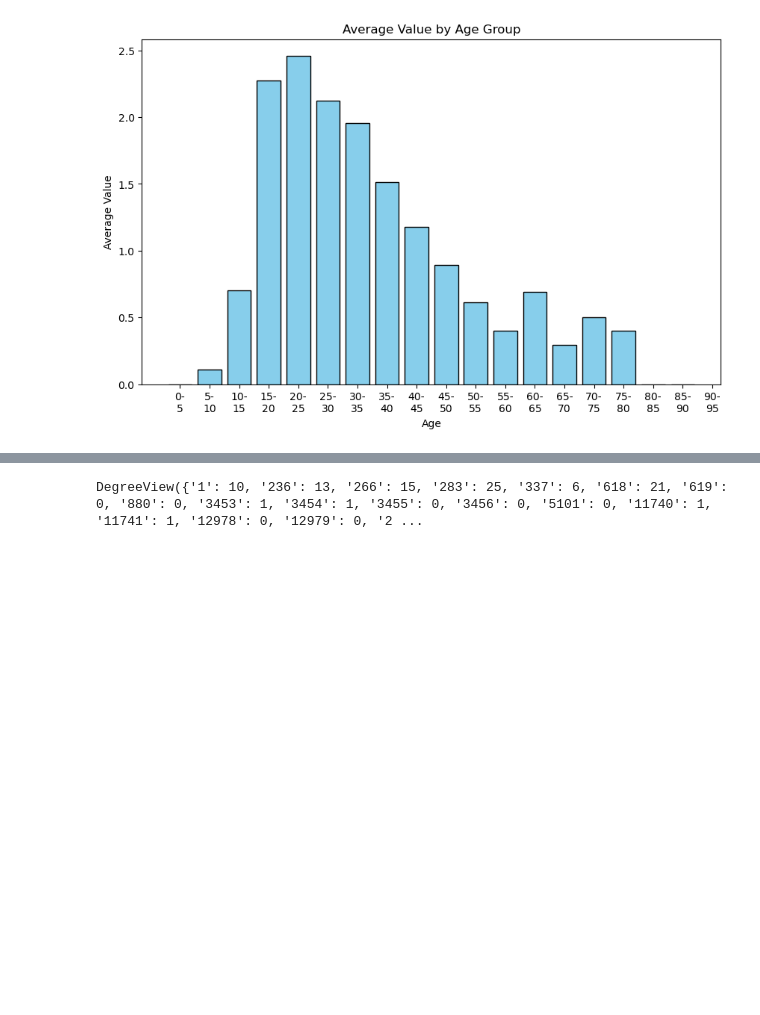
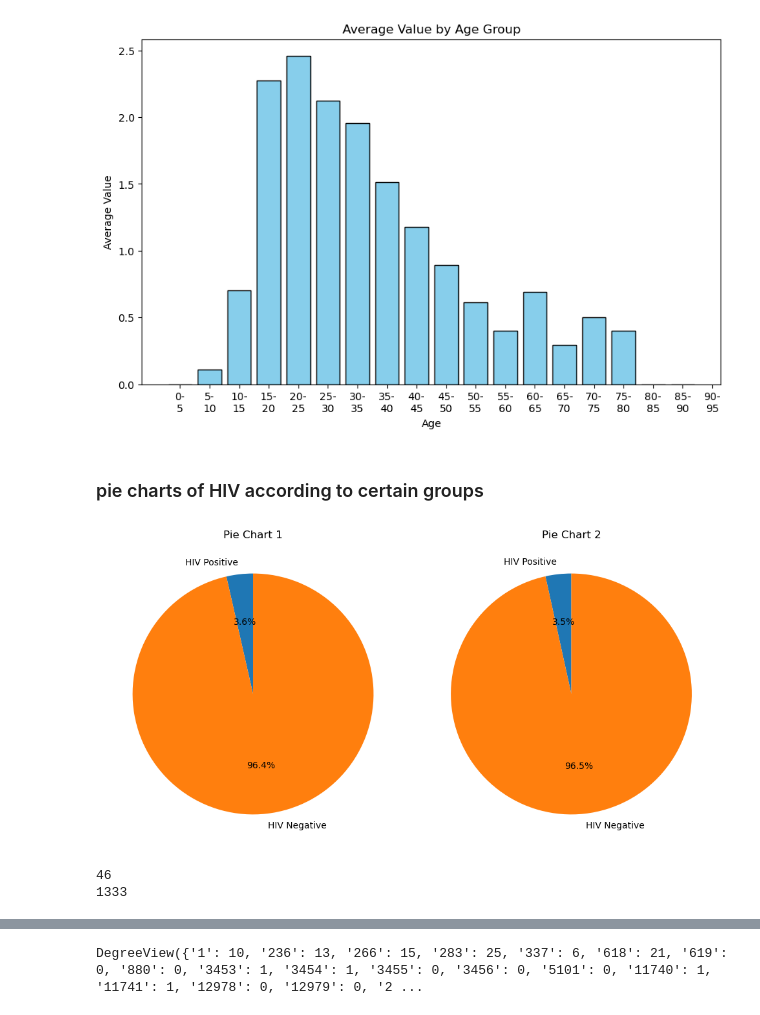
Before and after one commit to TretiakTS/NetworkAnalysisHIV, a Jupyter notebook: Demographic_Research.ipynb, the cells around one changed output, grey strips where cells are left out. Cells and saved outputs as stored; diff of their text form; code cells hidden in the pictures; blank space fills up the shorter version.

```diff
--- a/Demographic_Research.ipynb
+++ b/Demographic_Research.ipynb
@@ -1 +1,8 @@
+# %%
+import networkx as nx
+import pandas as pd
+
+# Load the .graphml file
+file_path = "G_3.graphml"  # Update with the correct path if needed
+G = nx.read_graphml(file_path)
 # %% [markdown]
@@ -49,3 +53,47 @@ plt.ylabel('Average Value')
 plt.show()
 # %% [output]
 [figure]
+# %% [markdown]
+### pie charts of HIV according to certain groups
+# %%
+black= []
+blackhiv=[]
+white=[]
+whitehiv=[]
+for node_id in G.nodes:  # Iterate over node IDs directly
+    node_attributes = G.nodes[node_id]  # Access attributes for the current node
+    race = node_attributes.get("Race", None)  # Safely get the "Race" attribute
+    HIV=node_attributes.get("HIV_status", None)
+    if race== "White":
+        white.append(node_id)
+        if HIV== 'Positive':
+            whitehiv.append(node_id)
+    if race== "Black":
+        black.append(node_id)
+        if HIV== 'Positive':
+            blackhiv.append(node_id)
+
+
+labels1 = ['HIV Positive', 'HIV Negative']
+sizes1 = [len(blackhiv)/len(black),1-len(blackhiv)/len(black)]
+
+# Data for Pie Chart 2
+labels2 =  ['HIV Positive', 'HIV Negative']
+sizes2 = [len(whitehiv)/len(white),1-len(whitehiv)/len(white)]
+
+# Create subplots
+fig, (ax1, ax2) = plt.subplots(1, 2, figsize=(10, 5))
+
+# Plot Pie Chart 1
+ax1.pie(sizes1, labels=labels1, autopct='%1.1f%%', startangle=90)
+ax1.set_title('Pie Chart 1')
+
+# Plot Pie Chart 2
+ax2.pie(sizes2, labels=labels2, autopct='%1.1f%%', startangle=90)
+ax2.set_title('Pie Chart 2')
+
+# Display the plots
+plt.tight_layout()
+plt.show()
+# %% [output]
+[figure, added]
@@ -51,0 +104,6 @@ plt.show()
+# %%
+print(len(whitehiv))
+print(len(white))
+# %% [output]
+46
+1333
```
Also changed, not shown: parts of 4 cells of this notebook.
